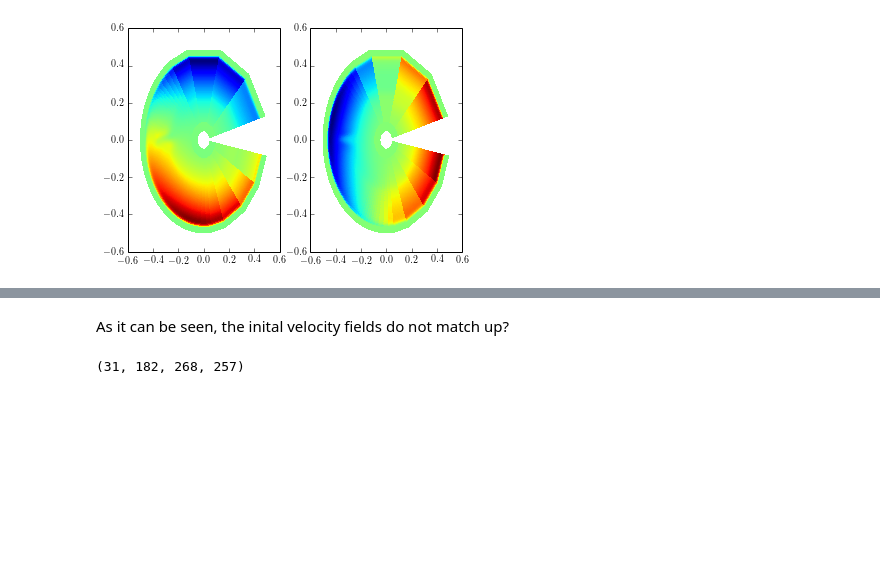
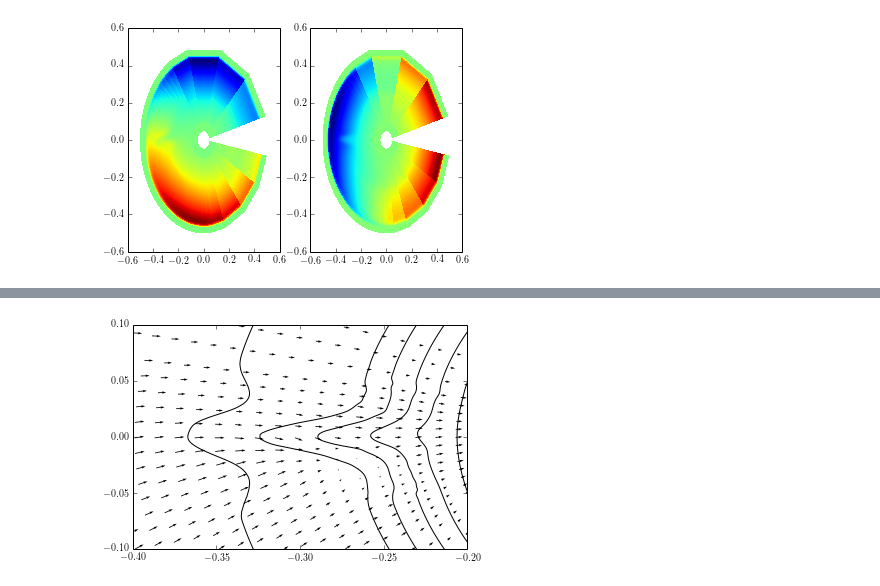
Before and after one commit to UBC-MOAD/flow_separation, a Jupyter notebook: notebooks_2D_runs/compare_tank_exp.ipynb, the cells around one changed output, grey strips where cells are left out. Cells and saved outputs as stored; diff of their text form; code cells hidden in the pictures; blank space fills up the shorter version.

```diff
--- a/notebooks_2D_runs/compare_tank_exp.ipynb
+++ b/notebooks_2D_runs/compare_tank_exp.ipynb
@@ -187,6 +187,15 @@ plt.show()
-# %% [markdown]
-As it can be seen, the inital velocity fields do not match up?
-# %%
-ncvar_cUtheta.shape
-# %% [output]
-(31, 182, 268, 257)
+# %%
+dx = 8
+dy = 8
+
+diffU = np.squeeze(cU-oU)
+diffV = np.squeeze(cV-oV)
+
+plt.quiver(cm_XC[dy::dy,dx::dx],cm_YC[dy::dy,dx::dx],diffU[dy::dy,dx::dx],diffV[dy::dy,dx::dx])
+plt.contour(cm_XC,cm_YC,cDepth,colors='k')
+plt.xlim((-0.4,-0.2))
+plt.ylim((-0.1,0.1))
+
+plt.show()
+# %% [output]
+[figure, added]
```
Also changed, not shown: parts of 7 cells of this notebook, 2 other files.
